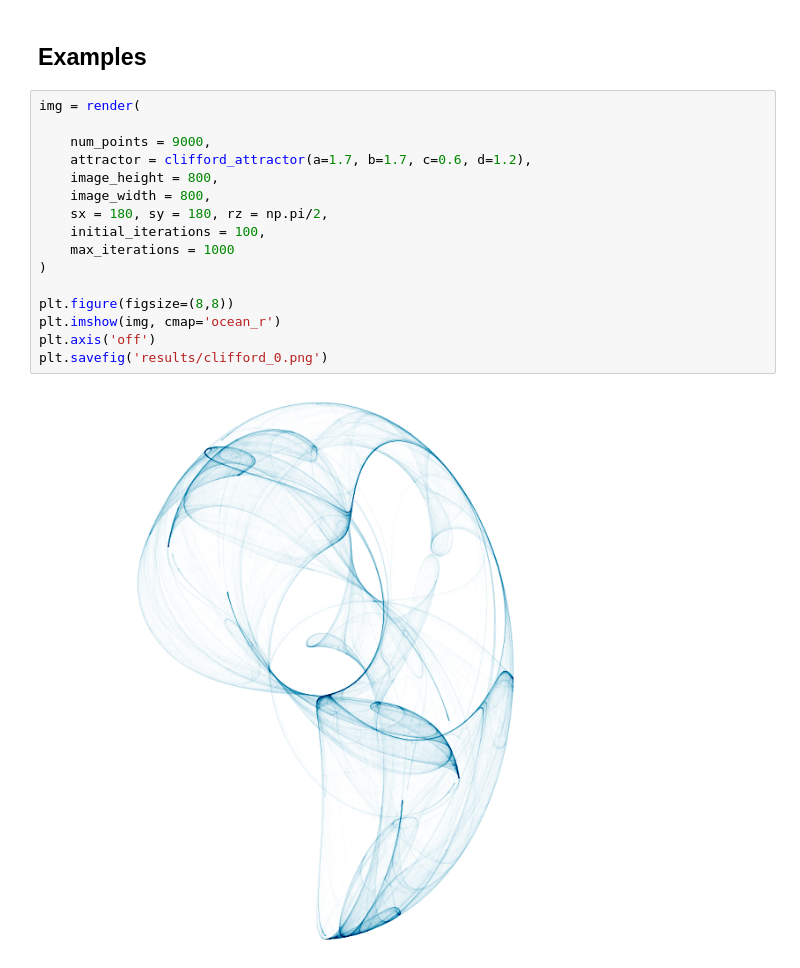
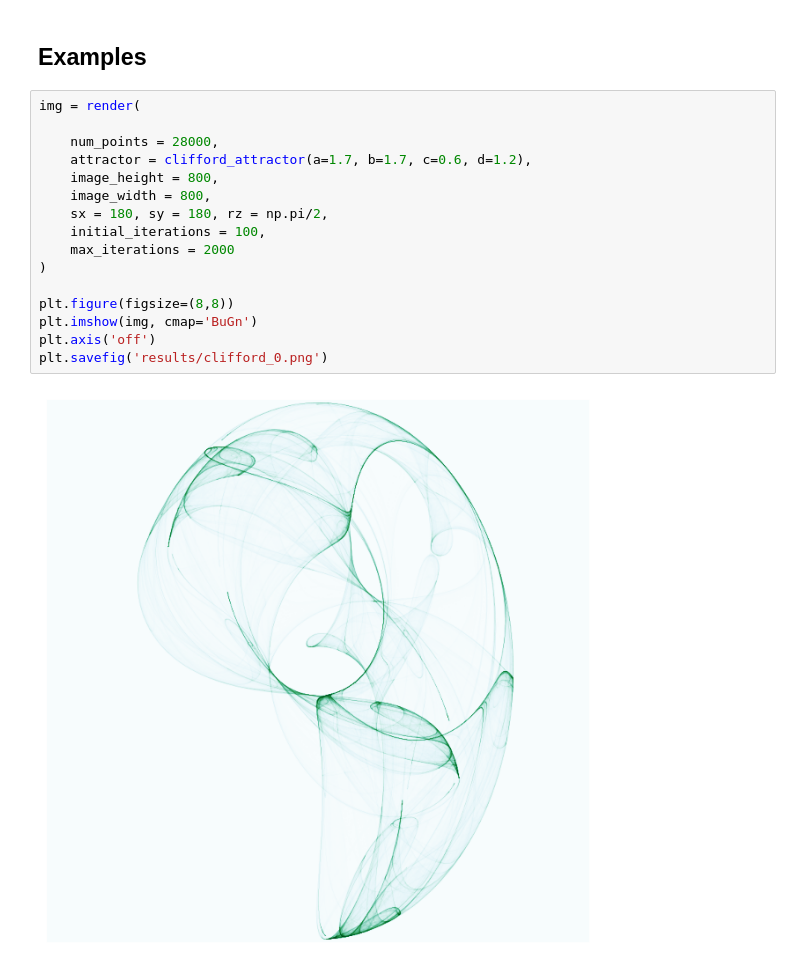
Before and after one commit to lalit-jayanti/Fractal-Forest, a Jupyter notebook: Strange-Attractors/examples.ipynb, the cells around one changed output. Drawn from its saved outputs; the diff is of its cells as text.

```diff
--- a/Strange-Attractors/examples.ipynb
+++ b/Strange-Attractors/examples.ipynb
@@ -13,21 +13,21 @@ from utils.chaos_games import jump_game
 # %%
 img = render(
 
-    num_points = 9000,
+    num_points = 28000,
     attractor = clifford_attractor(a=1.7, b=1.7, c=0.6, d=1.2),
     image_height = 800,
     image_width = 800,
     sx = 180, sy = 180, rz = np.pi/2,
     initial_iterations = 100,
-    max_iterations = 1000
+    max_iterations = 2000
 )
 
 plt.figure(figsize=(8,8))
-plt.imshow(img, cmap='ocean_r')
+plt.imshow(img, cmap='BuGn')
 plt.axis('off')
 plt.savefig('results/clifford_0.png')
 # %% [output]
-[figure, old version]
+[figure, new version]
 # %%
 img = render(
 
```
Also changed, not shown: parts of 6 cells of this notebook, 6 other files.
